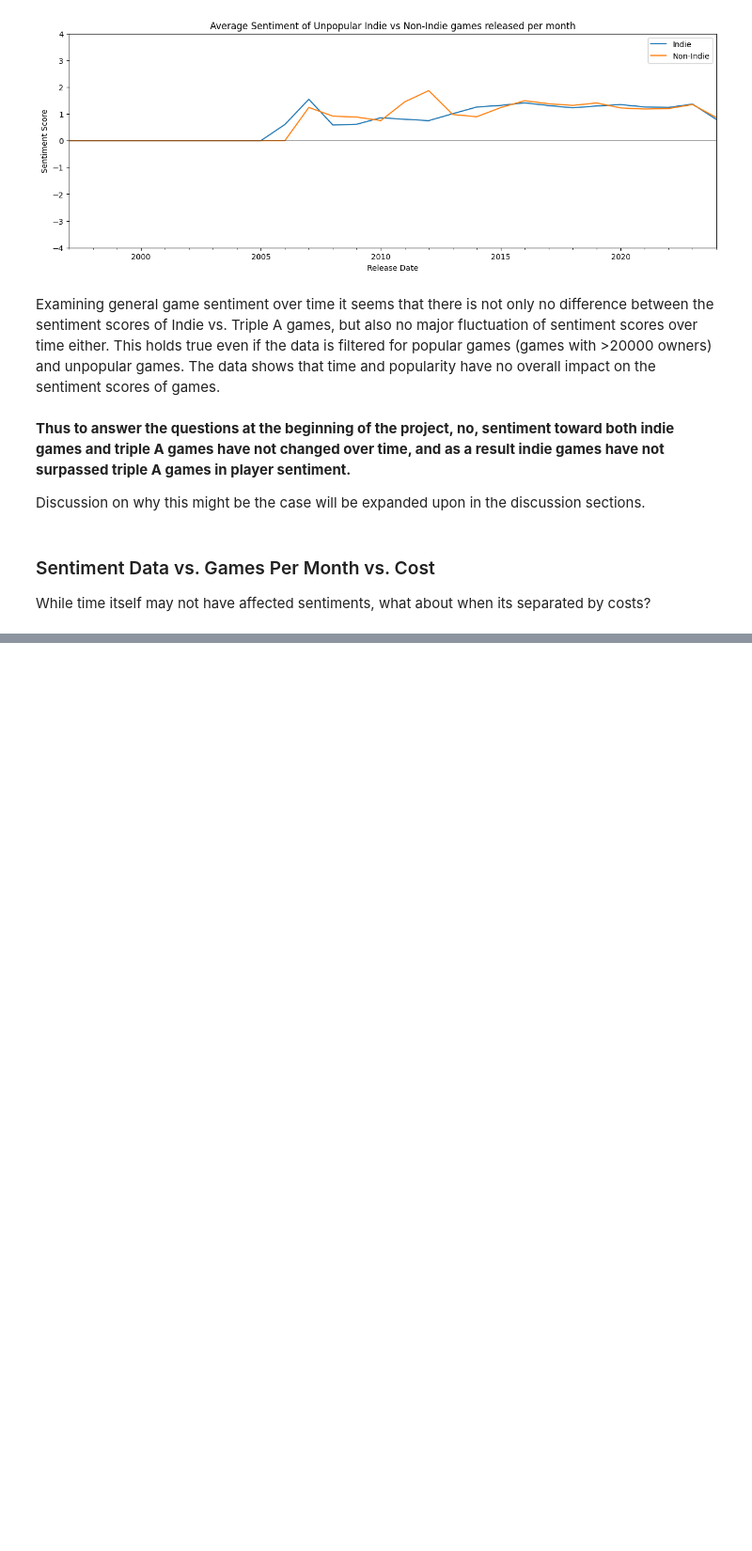
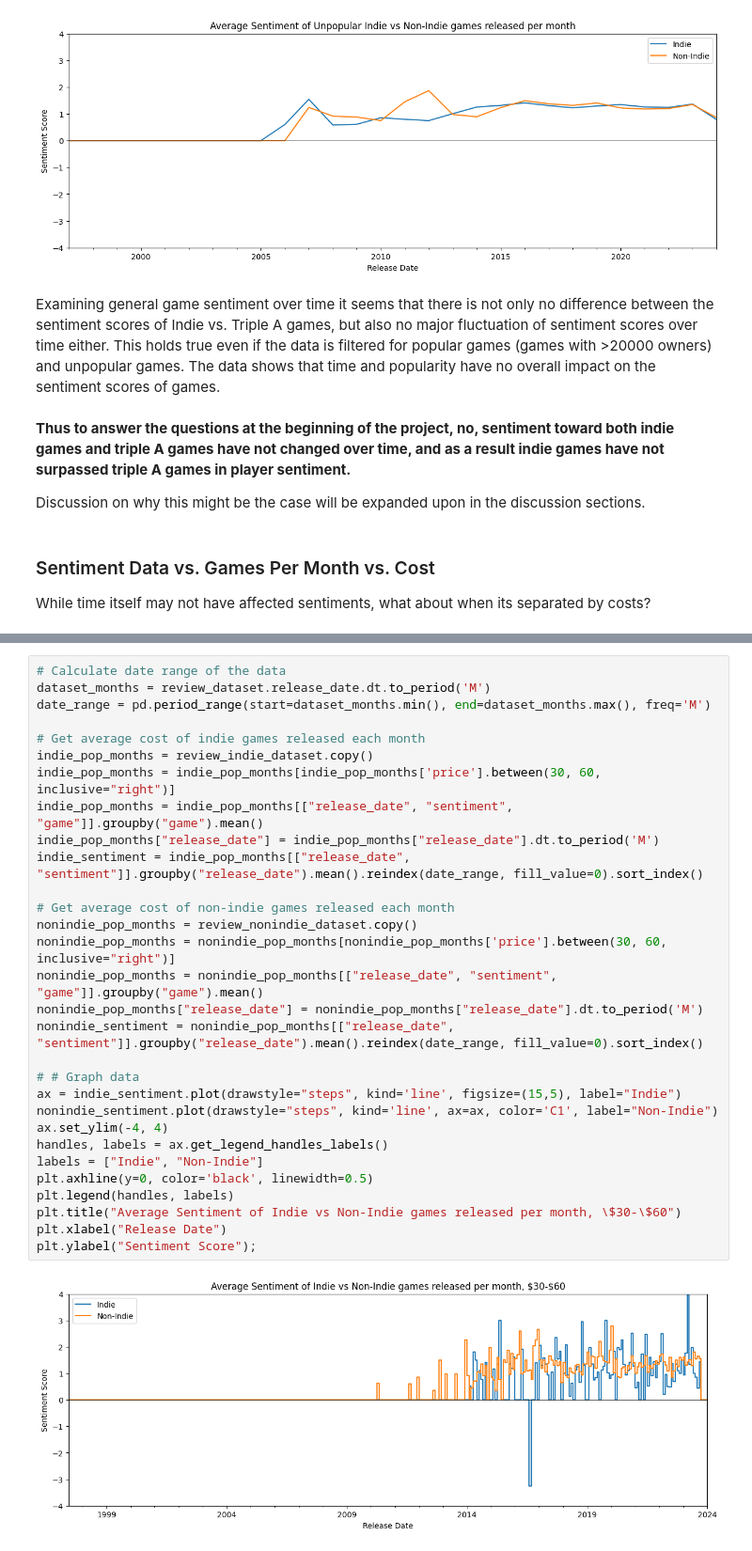
Before and after one commit to danieltsai-RSheepDV/DH140Final, a Jupyter notebook: SteamAnalysis.ipynb, the cells around one changed output, grey strips where cells are left out. Shown at 94% size. Drawn from its saved outputs; the diff is of its cells as text; blank space fills up the shorter version.

```diff
--- a/SteamAnalysis.ipynb
+++ b/SteamAnalysis.ipynb
@@ -804,0 +901,32 @@ While time itself may not have affected sentiments, what about when its separate
+# %%
+# Calculate date range of the data
+dataset_months = review_dataset.release_date.dt.to_period('M')
+date_range = pd.period_range(start=dataset_months.min(), end=dataset_months.max(), freq='M')
+
+# Get average cost of indie games released each month
+indie_pop_months = review_indie_dataset.copy()
+indie_pop_months = indie_pop_months[indie_pop_months['price'].between(30, 60, inclusive="right")]
+indie_pop_months = indie_pop_months[["release_date", "sentiment", "game"]].groupby("game").mean()
+indie_pop_months["release_date"] = indie_pop_months["release_date"].dt.to_period('M')
+indie_sentiment = indie_pop_months[["release_date", "sentiment"]].groupby("release_date").mean().reindex(date_range, fill_value=0).sort_index()
+
+# Get average cost of non-indie games released each month
+nonindie_pop_months = review_nonindie_dataset.copy()
+nonindie_pop_months = nonindie_pop_months[nonindie_pop_months['price'].between(30, 60, inclusive="right")]
+nonindie_pop_months = nonindie_pop_months[["release_date", "sentiment", "game"]].groupby("game").mean()
+nonindie_pop_months["release_date"] = nonindie_pop_months["release_date"].dt.to_period('M')
+nonindie_sentiment = nonindie_pop_months[["release_date", "sentiment"]].groupby("release_date").mean().reindex(date_range, fill_value=0).sort_index()
+
+# # Graph data
+ax = indie_sentiment.plot(drawstyle="steps", kind='line', figsize=(15,5), label="Indie")
+nonindie_sentiment.plot(drawstyle="steps", kind='line', ax=ax, color='C1', label="Non-Indie")
+ax.set_ylim(-4, 4)
+handles, labels = ax.get_legend_handles_labels()
+labels = ["Indie", "Non-Indie"]
+plt.axhline(y=0, color='black', linewidth=0.5)
+plt.legend(handles, labels)
+plt.title("Average Sentiment of Indie vs Non-Indie games released per month, \$30-\$60")
+plt.xlabel("Release Date")
+plt.ylabel("Sentiment Score");
+# %% [output]
+[figure, added]
```
Also changed, not shown: parts of 6 cells of this notebook.
